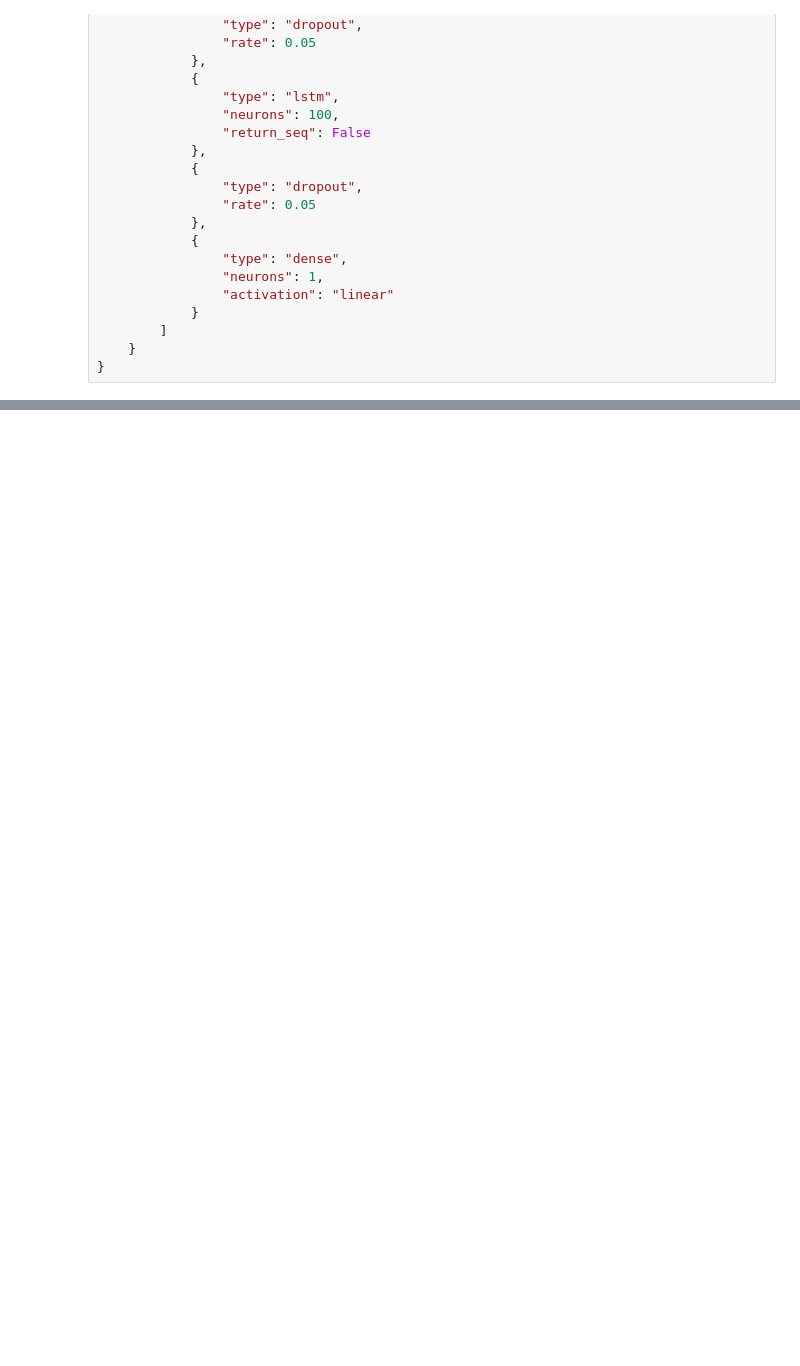
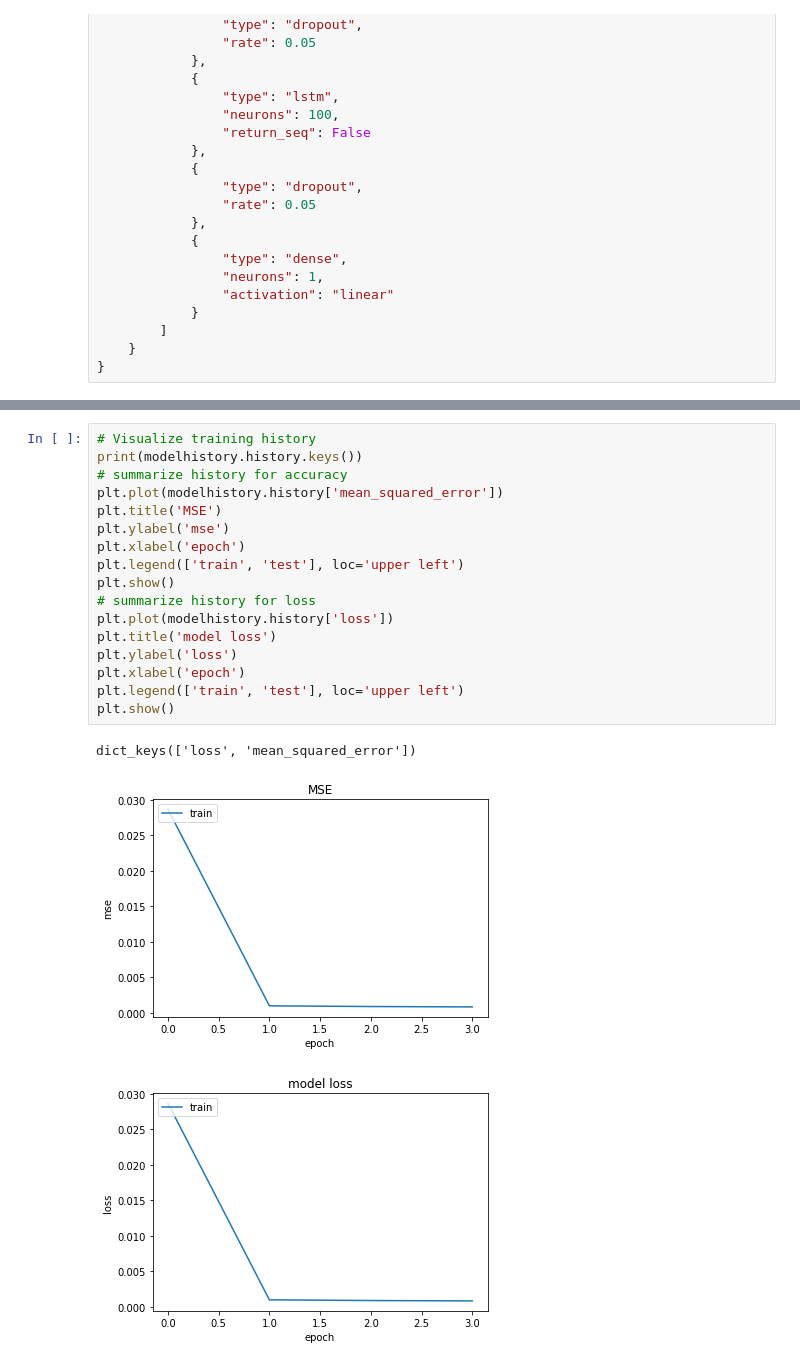
Before and after one commit to KashyapCKotak/AI-ML-experiments, a Jupyter notebook: StockTF1_4Sequential.ipynb, the cells around one changed output, grey strips where cells are left out. Saved outputs shown, nothing was run; the diff lists cells and outputs as text; blank space fills up the shorter version.

```diff
--- a/StockTF1_4Sequential.ipynb
+++ b/StockTF1_4Sequential.ipynb
@@ -328,3 +341,24 @@ Time taken: 0:01:43.079472
+# %%
+# Visualize training history
+print(modelhistory.history.keys())
+# summarize history for accuracy
+plt.plot(modelhistory.history['mean_squared_error'])
+plt.title('MSE')
+plt.ylabel('mse')
+plt.xlabel('epoch')
+plt.legend(['train', 'test'], loc='upper left')
+plt.show()
+# summarize history for loss
+plt.plot(modelhistory.history['loss'])
+plt.title('model loss')
+plt.ylabel('loss')
+plt.xlabel('epoch')
+plt.legend(['train', 'test'], loc='upper left')
+plt.show()
+# %% [output]
+dict_keys(['loss', 'mean_squared_error'])
+[figure, added]
+[figure, added]
 # %%
 predictions_multiseq = model.predict_sequences_multiple(x_test, configs['data']['sequence_length'], configs['data']['sequence_length'])
 predictions_fullseq = model.predict_sequence_full(x_test, configs['data']['sequence_length'])
```
Also changed, not shown: parts of 6 cells of this notebook.
